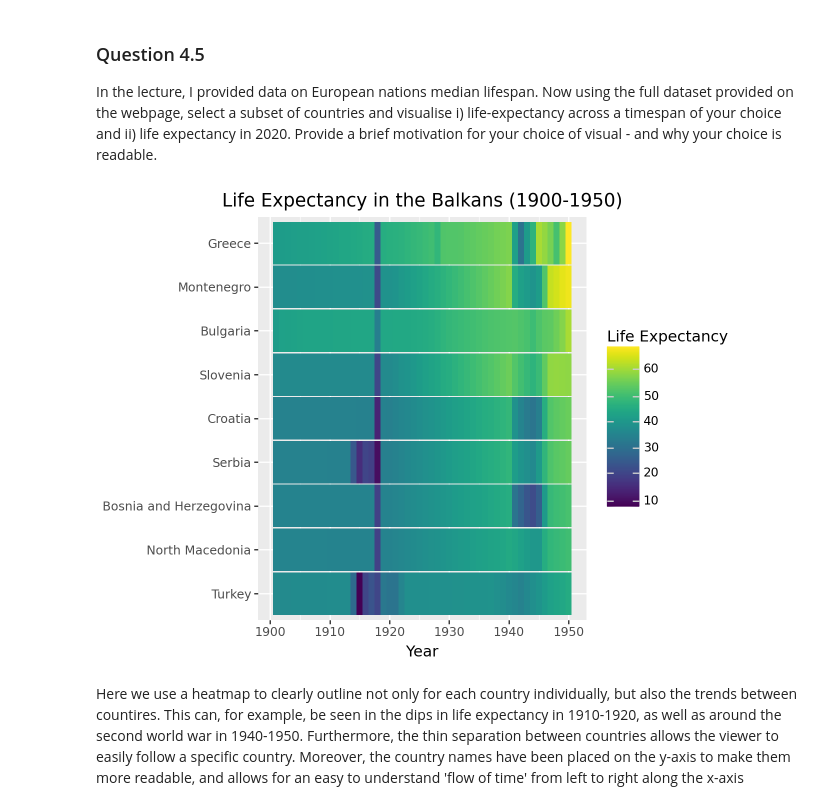
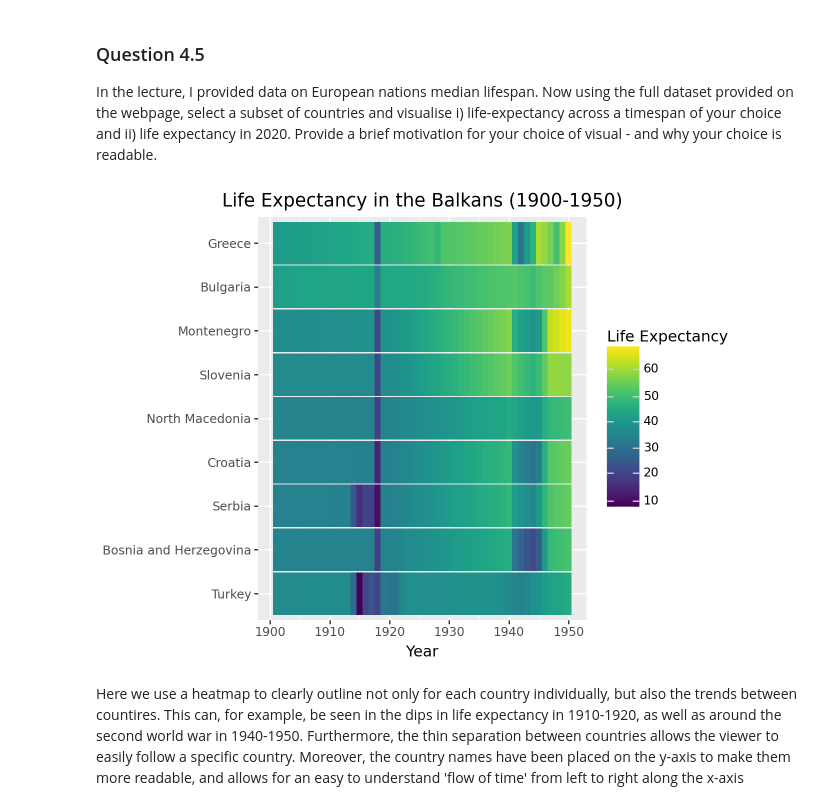
Before and after one commit to Salabud/MVE080-grp10, a Jupyter notebook: Homework1_2025.ipynb, the cells around one changed output. Drawn from its saved outputs; the diff is of its cells as text; code cells hidden in the pictures.

Commit message:
Updated heat map to order on average life expectancy

```diff
--- a/Homework1_2025.ipynb
+++ b/Homework1_2025.ipynb
@@ -661,39 +661,41 @@ balkan_countries=["Ablania",
                   "North Macedonia",
                   "Serbia",
                   "Slovakia",
                   "Slovenia",
                   "Kosovo",
                   "Montenegro",
                   "Turkey",
                   "Greece"]
 balkan_life = life_df[life_df["country"].isin(balkan_countries)]
 balkan_life_selected = balkan_life[balkan_life["Year"] <= 1950]
 
-last_year = balkan_life_selected[balkan_life_selected["Year"] == 1950]
-country_order = (
-    last_year
-    .sort_values("Life_expactancy")["country"]
-    .tolist()
+# Sort on average life expectancy
+avg_life = (
+    balkan_life_selected
+    .groupby("country")["Life_expactancy"]
+    .mean()
+    .sort_values(ascending=True)
 )
+country_order = avg_life.index.tolist()
 balkan_life_selected["country"] = pd.Categorical(
     balkan_life_selected["country"],
     categories=country_order,
     ordered=True
 )
 
 heatmap = (
     ggplot(balkan_life_selected, aes(x="Year", y="country"))
     + geom_tile(aes(fill="Life_expactancy", height=0.97))
     + labs(
         title="Life Expectancy in the Balkans (1900-1950)",
         x="Year",
         y="",
         fill="Life Expectancy")
 )
 heatmap
 # Remember to print the visual
 # %% [output]
-[figure, old version]
+[figure, new version]
 # %% [markdown]
 Here we use a heatmap to clearly outline not only for each country individually, but also the trends between countires. This can, for example, be seen  in the dips in life expectancy in 1910-1920, as well as around the second world war in 1940-1950. Furthermore, the thin separation between countries allows the viewer to easily follow a specific country. Moreover, the country names have been placed on the y-axis to make them more readable, and allows for an easy to understand 'flow of time' from left to right along the x-axis
 # %%
```
Also changed, not shown: parts of 1 cell of this notebook.
